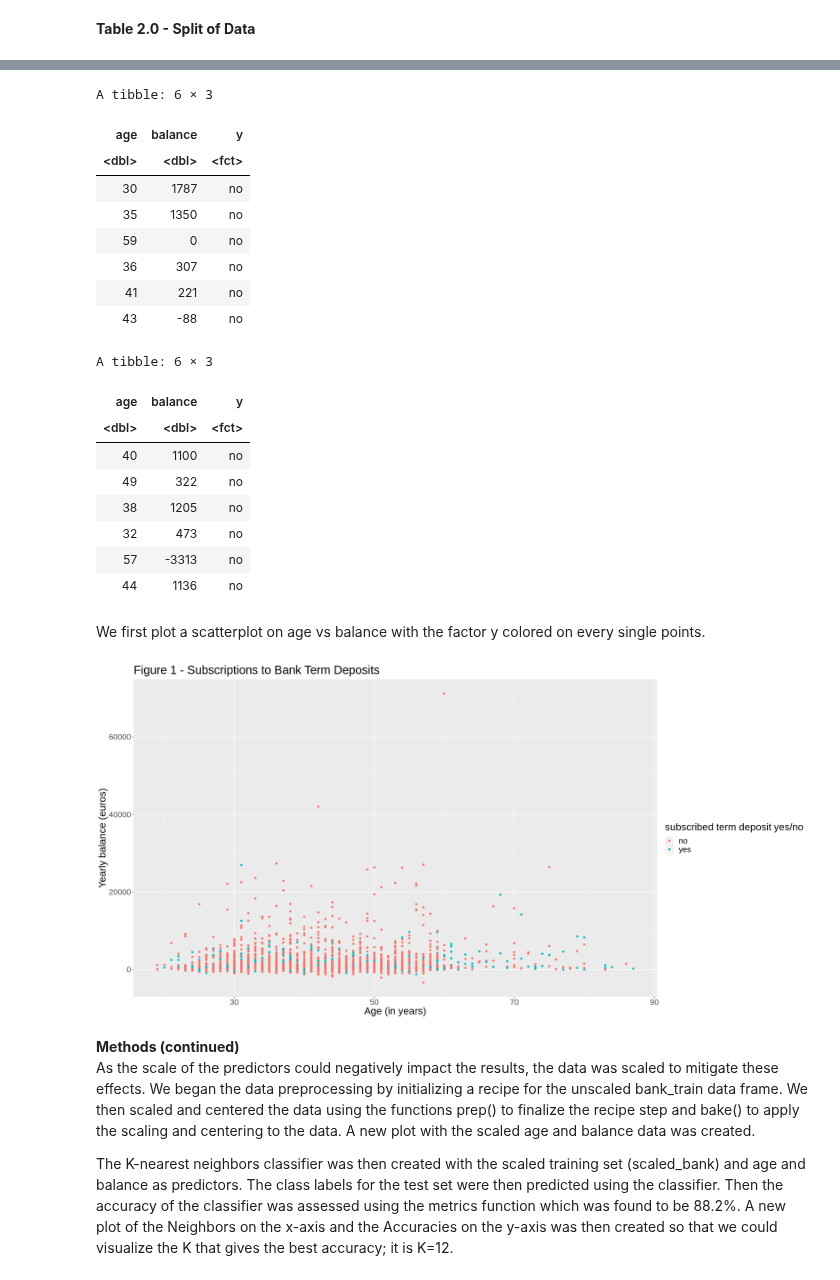
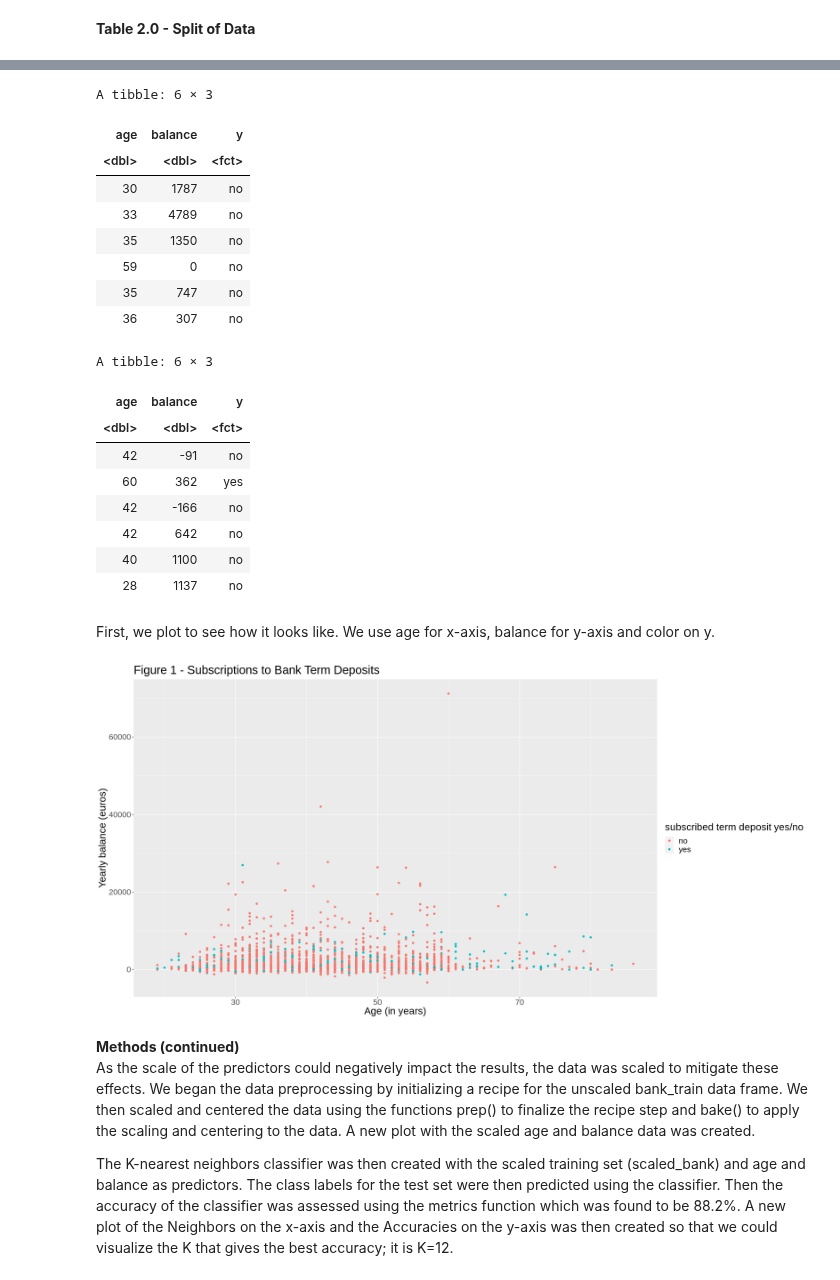
Before and after one commit to Kyungmin725/group34, a Jupyter notebook: group-project34.ipynb, the cells around one changed output, grey strips where cells are left out. Saved outputs shown, nothing was run; the diff lists cells and outputs as text; code cells hidden in the pictures.

Commit message:
table1.0~3.0
table1.0~3.0

```diff
--- a/group-project34.ipynb
+++ b/group-project34.ipynb
@@ -123,45 +129,46 @@ A tibble: 6 × 3
 # %%
 # Splitting the data into training data and testing data
-bank_split <- initial_split(bank_age_balance, prop = 0.75, strata = age)
+bank_split <- initial_split(bank_age_balance, prop = 0.75, strata = y)
 bank_train <- training(bank_split)
 bank_test <- testing(bank_split)
 
-# Print the head and tail of the training set
 head(bank_train)
-tail(bank_train)
+tail(bank_test)
 # %% [output]
 A tibble: 6 × 3
 | age | balance | y |
 | <dbl> | <dbl> | <fct> |
 | 30 | 1787 | no |
+| 33 | 4789 | no |
 | 35 | 1350 | no |
 | 59 | 0 | no |
+| 35 | 747 | no |
 | 36 | 307 | no |
-| 41 | 221 | no |
-| 43 | -88 | no |
 A tibble: 6 × 3
 | age | balance | y |
 | <dbl> | <dbl> | <fct> |
+| 42 | -91 | no |
+| 60 | 362 | yes |
+| 42 | -166 | no |
+| 42 | 642 | no |
 | 40 | 1100 | no |
-| 49 | 322 | no |
-| 38 | 1205 | no |
-| 32 | 473 | no |
-| 57 | -3313 | no |
-| 44 | 1136 | no |
+| 28 | 1137 | no |
-# %% [markdown]
-We first plot a scatterplot on age vs balance with the factor y colored on every single points.
+# %% [markdown]
+First, we plot to see how it looks like. We use age for x-axis, balance for y-axis and color on y.
 # %%
 options(repr.plot.width = 20, repr.plot.height = 10)
+
 age_vs_balance_plot <- bank_train %>%
-    ggplot(aes(x = age, y = balance)) +
-    geom_point(aes(colour = y)) +
+    ggplot(aes(x = age, y = balance, color = y)) +
+    geom_point() +
     labs(x = "Age (in years)", y = "Yearly balance (euros)",
         colour = "subscribed term deposit yes/no") +
     theme(text = element_text(size = 20)) +
     ggtitle("Figure 1 - Subscriptions to Bank Term Deposits")
+
 age_vs_balance_plot
 # %% [output]
-[figure, old version]
+[figure, new version]
 # %% [markdown]
 **Methods (continued)**<br/>
 As the scale of the predictors could negatively impact the results, the data was scaled to mitigate these effects. We began the data preprocessing by initializing a recipe for the unscaled bank_train data frame. We then scaled and centered the data using the functions prep() to finalize the recipe step and bake() to apply the scaling and centering to the data. A new plot with the scaled age and balance data was created.
```
Also changed, not shown: parts of 8 cells of this notebook.
